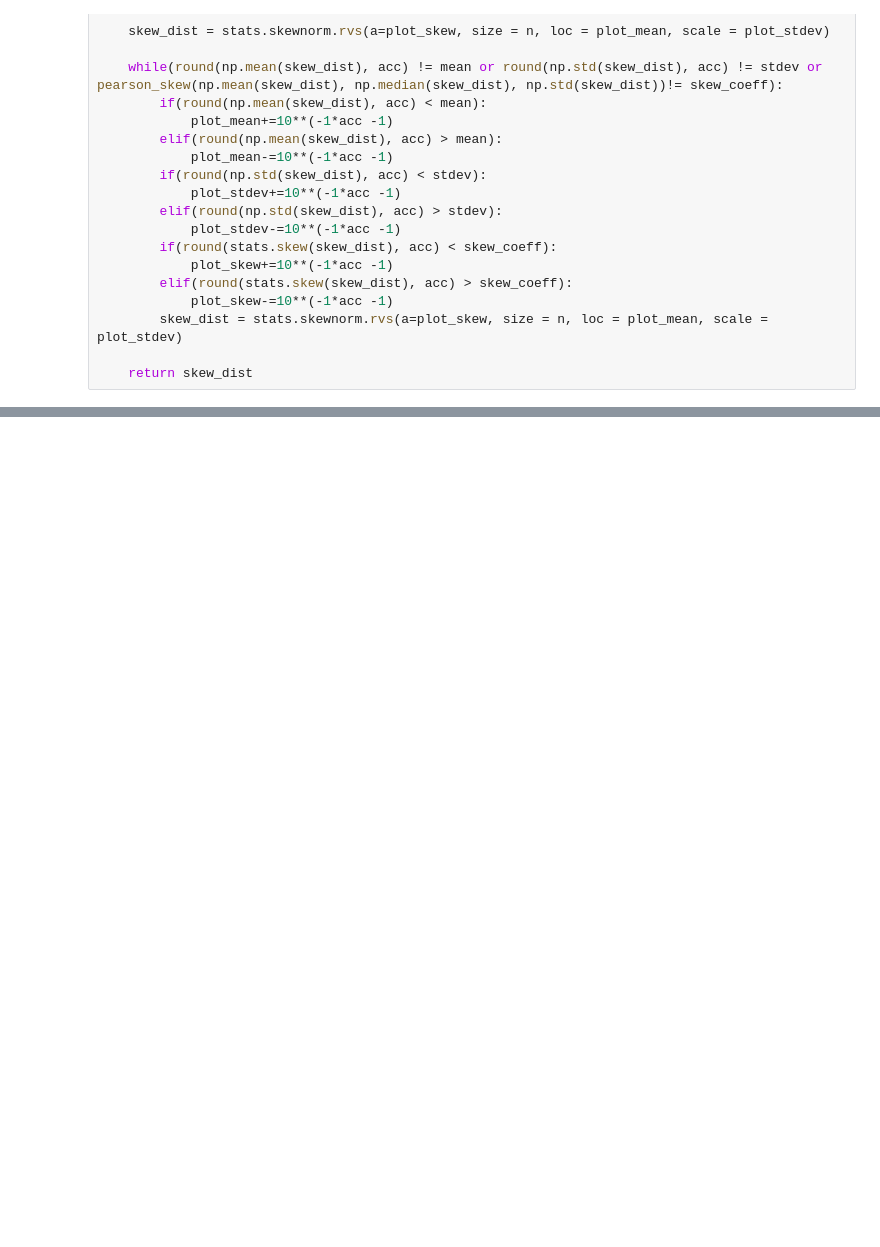
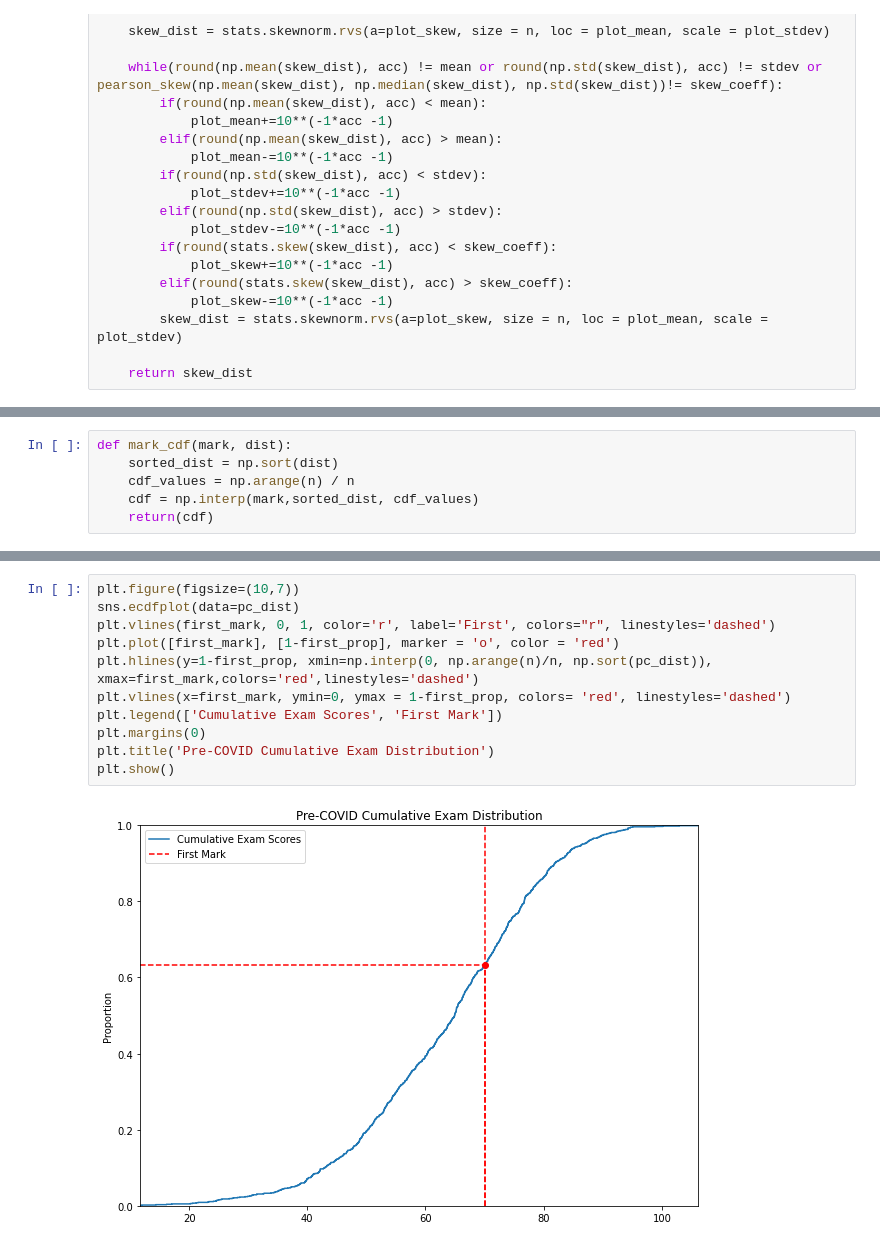
Before and after one commit to prakritj/exams_cheating, a Jupyter notebook: main.ipynb, the cells around one changed output, grey strips where cells are left out. Drawn from its saved outputs; the diff is of its cells as text; blank space fills up the shorter version.

```diff
--- a/main.ipynb
+++ b/main.ipynb
@@ -68,0 +98,6 @@ first_mark = 70
+# %%
+def mark_cdf(mark, dist):
+    sorted_dist = np.sort(dist)
+    cdf_values = np.arange(n) / n
+    cdf = np.interp(mark,sorted_dist, cdf_values)
+    return(cdf)
@@ -68,0 +109,13 @@ first_mark = 70
+# %%
+plt.figure(figsize=(10,7))
+sns.ecdfplot(data=pc_dist)
+plt.vlines(first_mark, 0, 1, color='r', label='First', colors="r", linestyles='dashed')
+plt.plot([first_mark], [1-first_prop], marker = 'o', color = 'red')
+plt.hlines(y=1-first_prop, xmin=np.interp(0, np.arange(n)/n, np.sort(pc_dist)), xmax=first_mark,colors='red',linestyles='dashed')
+plt.vlines(x=first_mark, ymin=0, ymax = 1-first_prop, colors= 'red', linestyles='dashed')
+plt.legend(['Cumulative Exam Scores', 'First Mark'])
+plt.margins(0)
+plt.title('Pre-COVID Cumulative Exam Distribution')
+plt.show()
+# %% [output]
+[figure, added]
```
Also changed, not shown: parts of 14 cells of this notebook, 1 other file.
